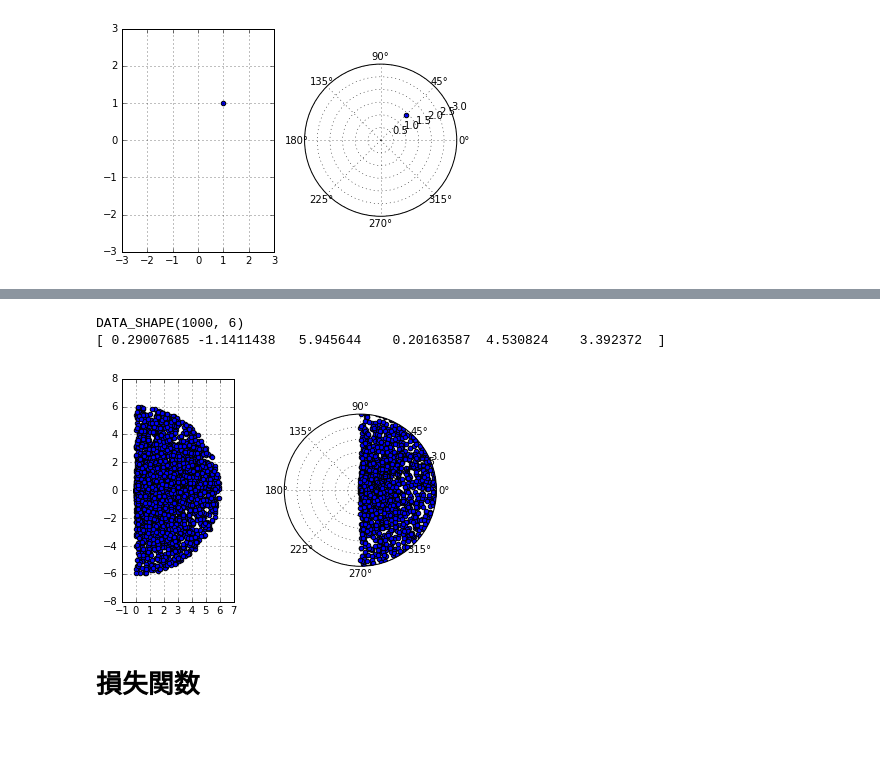
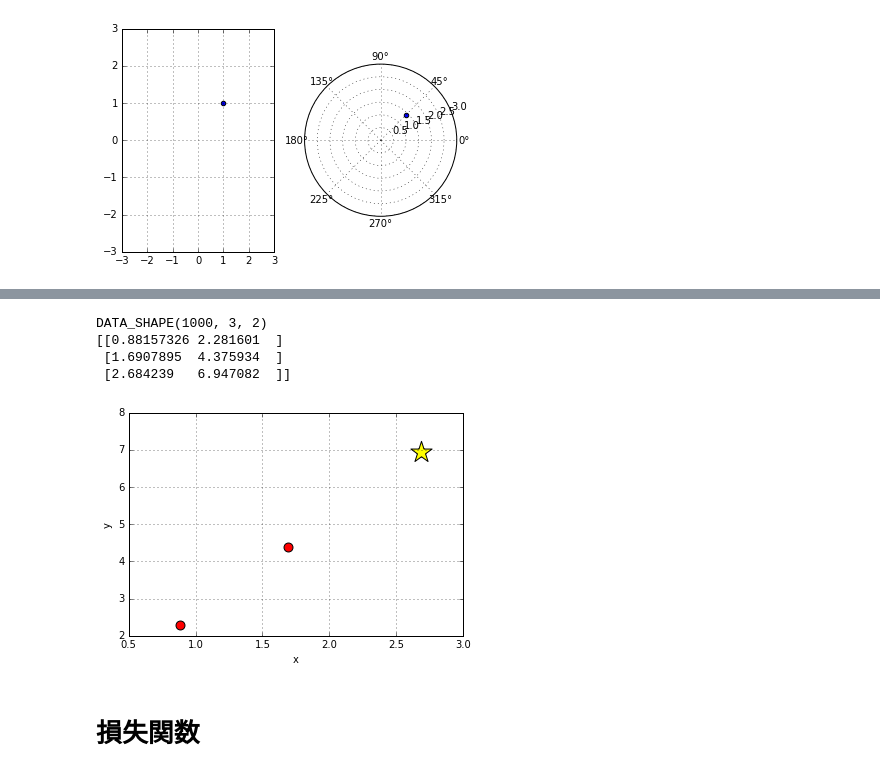
Before and after one commit to yotaseki/ParameterLearning, a Jupyter notebook: MovingCar.ipynb, the cells around one changed output, grey strips where cells are left out. Drawn from its saved outputs; the diff is of its cells as text; code cells hidden in the pictures; blank space fills up the shorter version.

Commit message:
3 point path

```diff
--- a/MovingCar.ipynb
+++ b/MovingCar.ipynb
@@ -50,7 +50,7 @@ def calc_car_pos(cart_layer, y):
 # 経路の描画
 # %%
 def plot_path(cart_path,target):
-    path = cart_path[:,0,:]
+    path = cart_path[0,:,:]
     for i in range(1,len(path)):
         plt.quiver(path[i-1,0],path[i-1,1]
                    , path[i,0]-path[i-1,0],path[i,1]-path[i-1,1]
@@ -61,8 +61,8 @@ def plot_path(cart_path,target):
     plt.xlabel("x")
     plt.ylabel("y")
     #plt.axis('scaled')
-    plt.xlim(-3,3)
-    plt.ylim(-3,3)
+    #plt.xlim(-10,10)
+    #plt.ylim(-10,10)
     plt.grid()
     plt.show()
 # %%
@@ -189,42 +197,58 @@ ax2.grid(True)
 \end{bmatrix}
 \end{equation*}
 # %%
-def random_point(size):
-    # r = np.full(size, 2)
-    r = np.random.rand(size) * 6
-    theta = np.random.rand(size) * np.pi - (np.pi/2)
+def random_point(size, min_r,max_r, min_theta, max_theta):
+    min_rad = np.deg2rad(min_theta)
+    max_rad = np.deg2rad(max_theta)
+    r = np.random.rand(size) * (max_r-min_r) + min_r
+    theta = np.random.rand(size) * (max_rad-min_rad) + min_rad
     # theta = np.random.rand(size) * 2 * np.pi - (np.pi)
     return r, theta
 
-def generate_dataset(r,theta,plot=0):
+def generate_dataset(r,theta,data_length=2,plot=0):
     x,y = to_cartesian_coordinate(r,theta)
     x_data = np.vstack([x,y])
     x_data = x_data.T
     x_data = np.array(x_data, dtype=np.float32)
     if (plot>0) :
+        plt.figure()
         fig1 = plt.subplot(1,2,2,polar=True)
         fig1.scatter(theta,r)
-        fig1.set_rmax(3)
+        # fig1.set_rmax(3)
         fig1.grid(True)
 
         fig2 = plt.subplot(1,2,1)
         fig2.scatter(x,y)
-        fig2.axis([-3,3,0,3])
+        # fig2.axis([-3,3,0,3])
         plt.axis('scaled')
         fig2.grid(True)
+    x_data = np.reshape(x_data,((len(r)*2)/data_length,data_length))
     return x_data
 
-r, theta = random_point(1000*3)
-sample_data = generate_dataset(r,theta,plot=1)
+sample_data_len = 2
+sample_data_size = 1000
+# step 1
+sample_r, sample_theta = random_point(sample_data_size,2,3,-90,90 )
+sample_step1 = generate_dataset(sample_r,sample_theta,sample_data_len,plot=0)
+# step 2
+sample_r, _ = random_point(sample_data_size,4,5,-90,90 )
+sample_step2 = generate_dataset(sample_r,sample_theta,sample_data_len,plot=0)
+# step 3
+sample_r, _ = random_point(sample_data_size,7,8,-90,90 )
+sample_step3 = generate_dataset(sample_r,sample_theta,sample_data_len,plot=0)
 
-num_point = 3
-sample_data = np.reshape(sample_data,(1000,num_point*2))
-print 'DATA_SHAPE{}'.format(sample_data.shape)
-print sample_data[0]
+fig3 = plt.figure()
+sample_dataX = np.concatenate((sample_step1,sample_step2,sample_step3),axis=1)
+sample_plotX = np.reshape(sample_dataX, (sample_data_size,3,2))
+print 'DATA_SHAPE{}'.format(sample_plotX.shape)
+print sample_plotX[0]
+plot_path(np.array([[[[0,0,0]]]]), sample_plotX[0])
 # %% [output]
-DATA_SHAPE(1000, 6)
-[ 0.29007685 -1.1411438   5.945644    0.20163587  4.530824    3.392372  ]
+DATA_SHAPE(1000, 3, 2)
+[[0.88157326 2.281601  ]
+ [1.6907895  4.375934  ]
+ [2.684239   6.947082  ]]
-[figure, old version]
+[figure, new version]
 # %% [markdown]
 # 損失関数
 # %%
```
Also changed, not shown: parts of 8 cells of this notebook.
